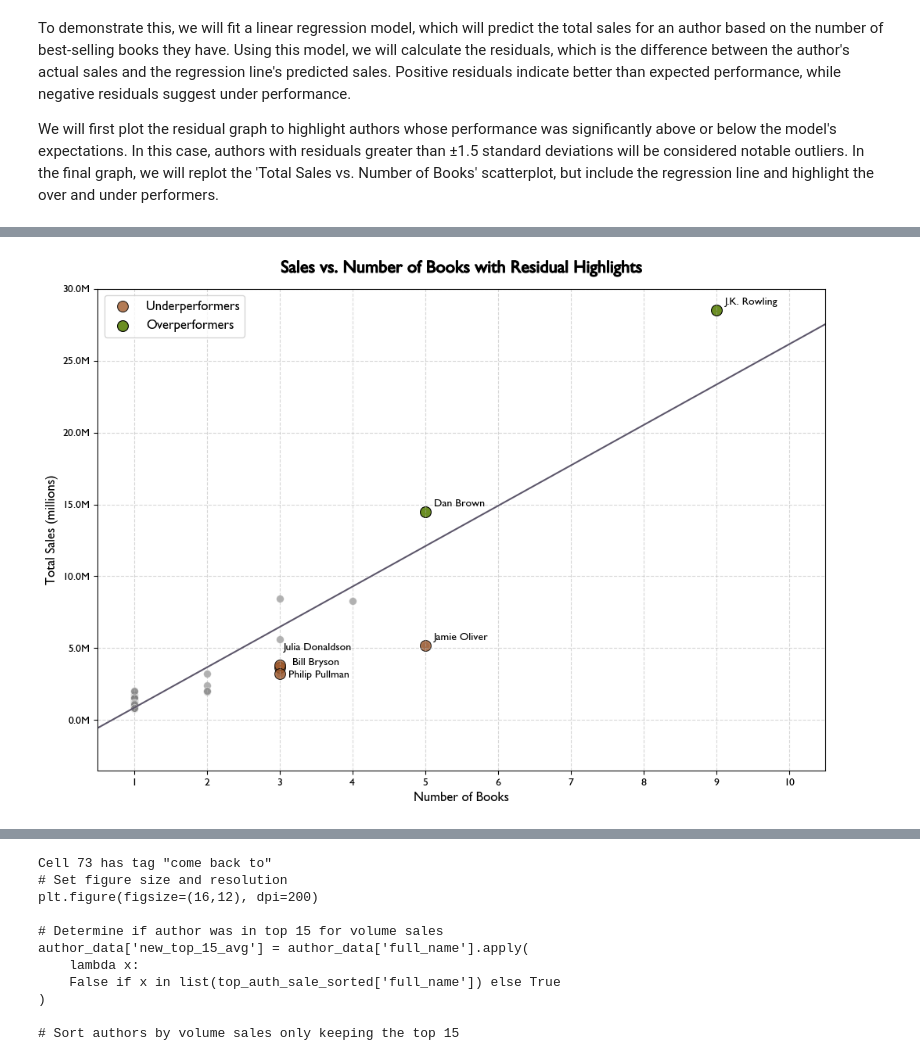
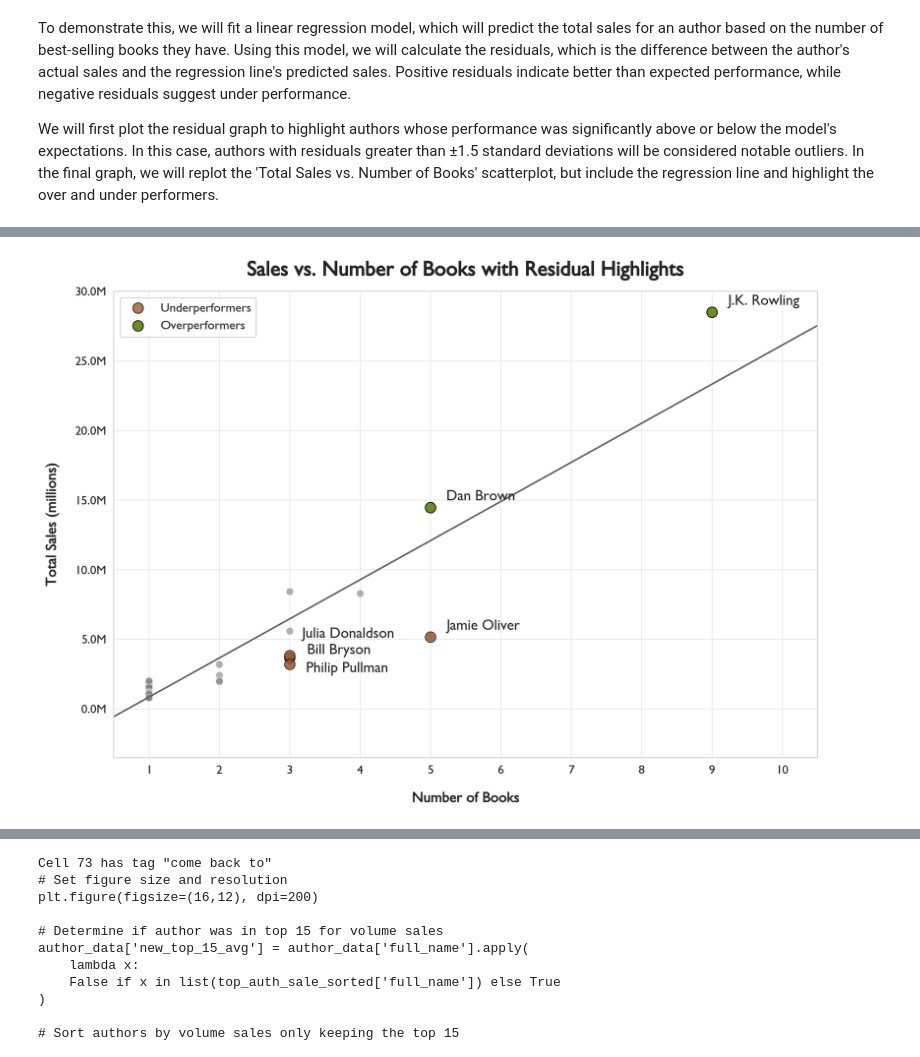
Before and after one commit to shayb319/best_selling_books, a Jupyter notebook: best_selling_books.ipynb, the cells around one changed output, grey strips where cells are left out. Saved outputs shown, nothing was run; the diff lists cells and outputs as text; code cells hidden in the pictures.

```diff
--- a/best_selling_books.ipynb
+++ b/best_selling_books.ipynb
@@ -48,9 +48,12 @@ from adjustText import adjust_text
 ### Global Settings & Styling
 # %%
 # Set global font, DPI, and Seaborn style
+sns.set_style('whitegrid')
+plt.rcParams['grid.alpha'] = 0.7
+plt.rcParams['grid.linewidth'] = 0.5
 plt.rcParams['font.family'] = 'Gill Sans'
+plt.rcParams['figure.figsize'] = (12, 8)
 plt.rcParams['figure.dpi'] = 200
-sns.set_style("whitegrid")
 # %% [markdown]
 ### Helper Functions
 # %%
@@ -1183,6 +1074,11 @@ author_data.groupby('author').sum().sort_values(
 # %%
-# Set figure size and resolution
-plt.figure(figsize=(12, 8))
+# Highlight authors with largest positive & negative residuals
+top_underperformers = author_data[
+    (author_data['resid_significant']) & (author_data['residuals'] < 0)
+]
+top_overperformers = author_data[
+    (author_data['resid_significant']) & (author_data['residuals'] > 0)
+]
 
 # Plot scatter plot
 sales_scatter2 = sns.scatterplot(
@@ -1199,15 +1095,8 @@ sales_scatter2 = sns.lineplot(
     y=y_extended,
     color=classic_palette[-1],
     legend=False,
+    weights=200
 )
-
-# Highlight authors with largest positive & negative residuals
-top_underperformers = author_data[
-    (author_data['resid_significant']) & (author_data['residuals'] < 0)
-]
-top_overperformers = author_data[
-    (author_data['resid_significant']) & (author_data['residuals'] > 0)
-]
 
 # Plot individual scatter plots for over and under performers
 sales_scatter2 = sns.scatterplot(
@@ -1226,52 +1115,43 @@ sales_scatter2 = sns.scatterplot(
     y='volume_sales',
     color=classic_palette[-3],
     s=100,
     label='Overperformers',
     edgecolor='black',
 )
 
+# Apply style to graph using helper function
+style_graph(
+    ax=sales_scatter2,
+    title='Sales vs. Number of Books with Residual Highlights',
+    xlabel='Number of Books',
+    ylabel='Total Sales (millions)',
+    format_y_million=True,
+)
 # Reformat x-axis and y-axis
 sales_scatter2.set_xlim(xmin=0.5, xmax=10.5)
 sales_scatter2.xaxis.set_major_locator(mticker.MultipleLocator(1))
 sales_scatter2.set_ylim(ymax=30e6)
 sales_scatter2.yaxis.set_major_locator(mticker.MultipleLocator(5e6))
 
-# Format y-axis in millions
-sales_scatter2.yaxis.set_major_formatter(
-    mticker.FuncFormatter(millions_formatter)
-)
-
 # Annotate author's names
 annotations = []
 for index, row in author_data[author_data.resid_significant].iterrows():
     annotations.append(
         plt.text(
-            row['num_books'] + 0.1,
+            row['num_books'] + 0.2,
             row['volume_sales'] + 250e3,
             row['full_name'],
-            fontsize=10,
+            fontsize=14,
             ha='left',
         )
     )
 
 # Adjust text to avoid overlapping
 adjust_text(annotations)
 
-# Set title and labels
-title = sales_scatter2.set_title(
-    'Sales vs. Number of Books with Residual Highlights',
-    fontsize=16,
-    fontweight='bold',
-    pad=15,
-)
-title.set_path_effects(
-    [path_effects.withStroke(linewidth=0.8, foreground='black')]
-)
-sales_scatter2.set_xlabel('Number of Books', fontsize=12)
-sales_scatter2.set_ylabel('Total Sales (millions)', fontsize=12)
+# Configure legend location and font size
+plt.legend(loc='upper left', fontsize=12)
 
-plt.legend(loc='upper left', fontsize=12)
-plt.grid(True, linestyle='--', alpha=0.5)
 plt.show()
 # %% [output]
-[figure, old version]
+[figure, new version]
```
Also changed, not shown: parts of 14 cells of this notebook.
